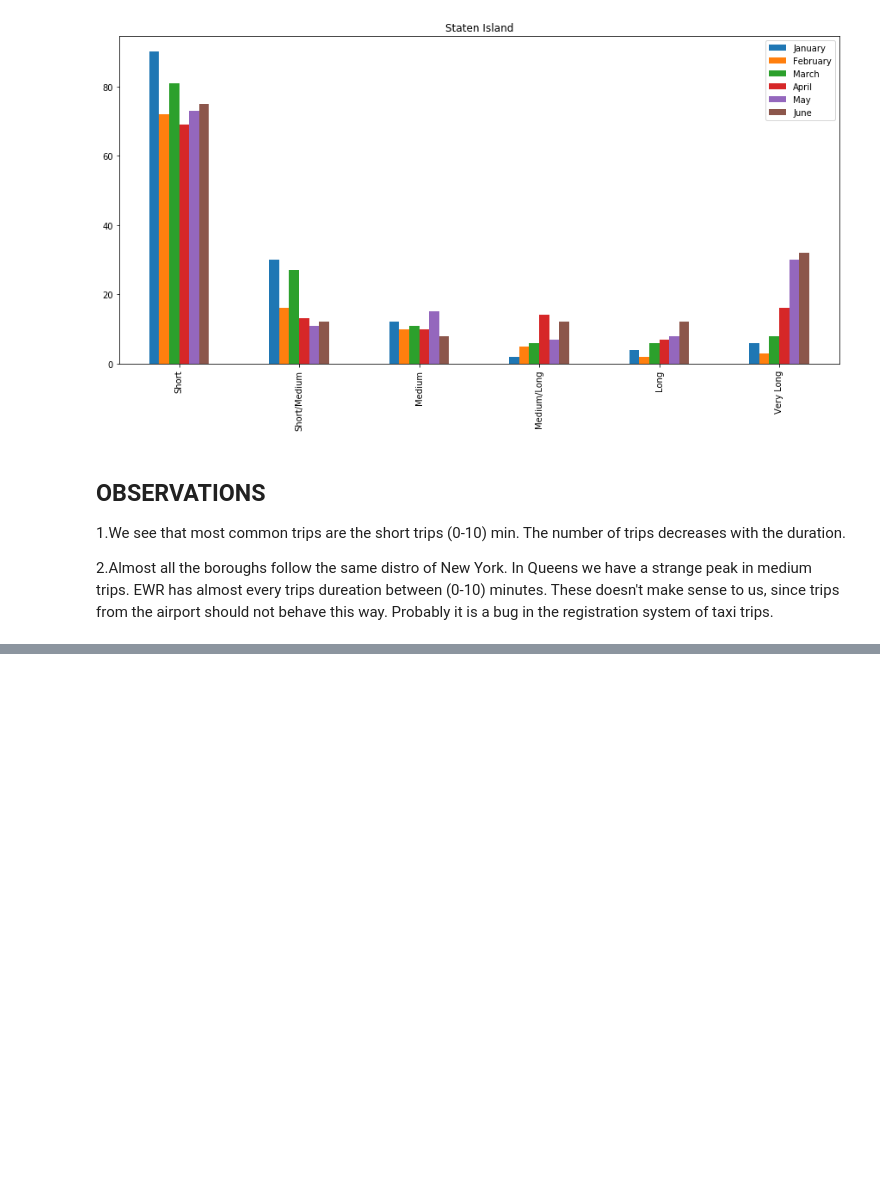
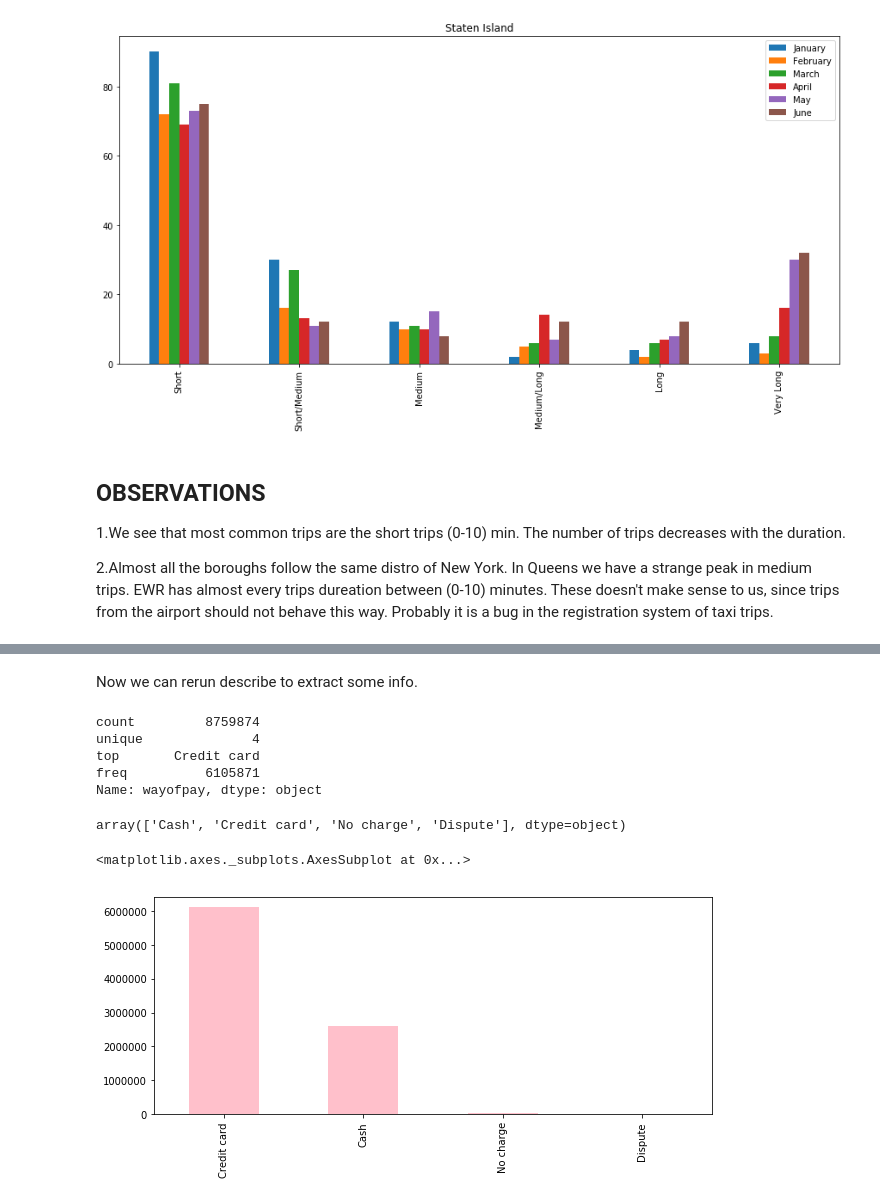
Before and after one commit to EgonFerri/ADM-HM2, a Jupyter notebook: HMW2_OFFICIALFILE.ipynb, the cells around one changed output, grey strips where cells are left out. Drawn from its saved outputs; the diff is of its cells as text; code cells hidden in the pictures; blank space fills up the shorter version.

```diff
--- a/HMW2_OFFICIALFILE.ipynb
+++ b/HMW2_OFFICIALFILE.ipynb
@@ -547,0 +554,2 @@ staten_island_df.plot.bar(figsize=(15,7), title= 'Staten Island')
+# %%
+M1 = pd.read_csv(r"C:\Users\Egon\Desktop\Universita\ADM\homework2\dati\yellow_tripdata_2018-01.csv",  usecols=['payment_type', 'PULocationID'])
@@ -547,0 +576,10 @@ staten_island_df.plot.bar(figsize=(15,7), title= 'Staten Island')
+# %%
+borough = pd.read_csv(r"C:\Users\Egon\Desktop\Universita\ADM\homework2\dati\taxi_zone_lookup.csv")
+result = pd.merge(M1,
+                 borough[['LocationID', 'Borough']],
+                 left_on='PULocationID',
+                 right_on='LocationID',
+                 how='inner'
+                 )
+M2 = result.drop(['LocationID','PULocationID'],1)
+M2.head()
@@ -547,0 +612,8 @@ staten_island_df.plot.bar(figsize=(15,7), title= 'Staten Island')
+# %%
+columns=[]
+index= [0,1,2,3,4,5]
+typeofpay=pd.DataFrame(index=index, columns=columns)
+ID=list(range(1,7))
+typeofpay['ID']=ID
+typeofpay['wayofpay']=['Credit card', 'Cash', 'No charge', 'Dispute', 'Unknown', 'Voided trip']
+typeofpay
@@ -547,0 +630,8 @@ staten_island_df.plot.bar(figsize=(15,7), title= 'Staten Island')
+# %%
+df= pd.merge(M2,
+              typeofpay,
+              left_on='payment_type',
+              right_on='ID',
+              how='inner')
+df=df.drop(['payment_type'], 1)
+df.head()
@@ -547,0 +645,19 @@ staten_island_df.plot.bar(figsize=(15,7), title= 'Staten Island')
+# %% [markdown]
+Now we can rerun describe to extract some info.
+# %%
+df.wayofpay.describe()
+# %% [output]
+count         8759874
+unique              4
+top       Credit card
+freq          6105871
+Name: wayofpay, dtype: object
+# %%
+df.wayofpay.unique()
+# %% [output]
+array(['Cash', 'Credit card', 'No charge', 'Dispute'], dtype=object)
+# %%
+df['wayofpay'].value_counts().plot(kind='bar', figsize=(10,4), color='pink')
+# %% [output]
+<matplotlib.axes._subplots.AxesSubplot at 0x...>
+[figure, added]
```
Also changed, not shown: parts of 35 cells of this notebook.
